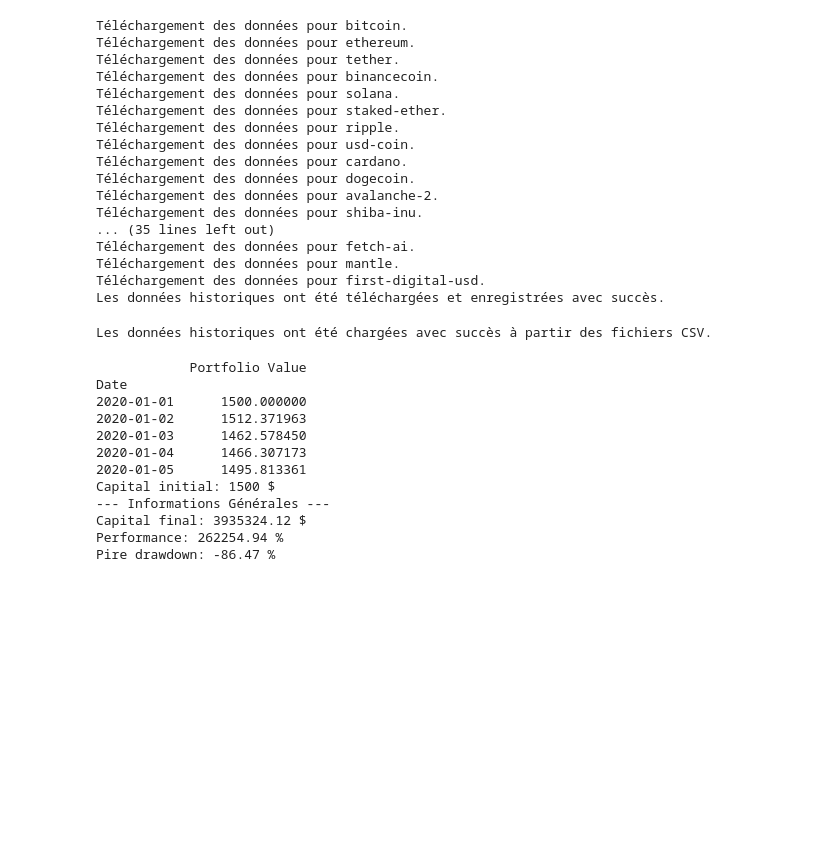
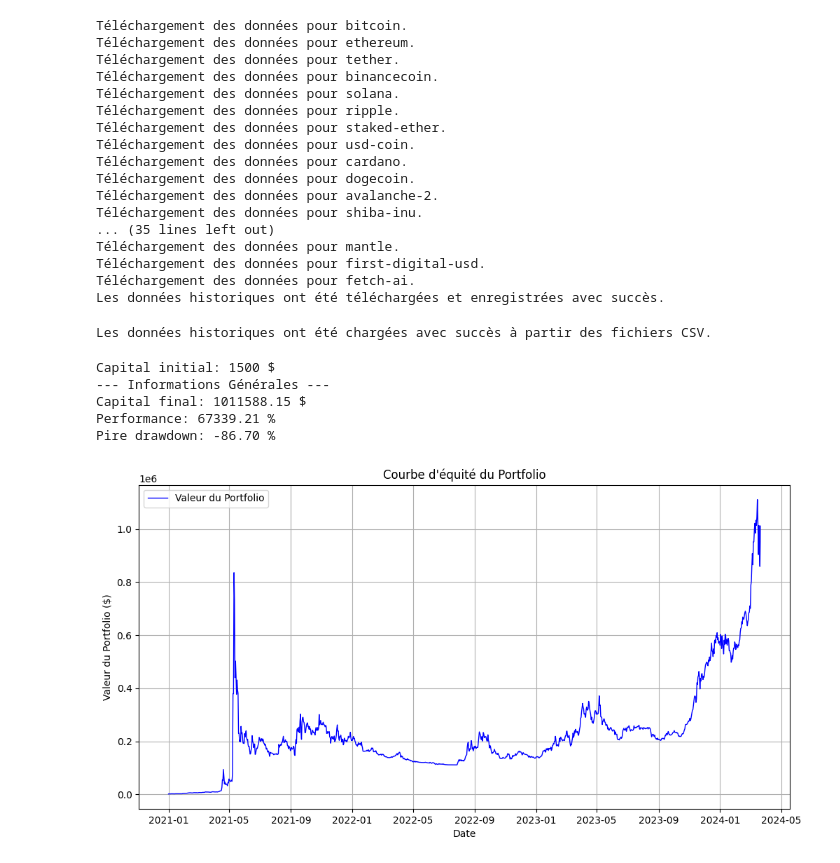
Before and after one commit to 0xMrik/MRAT, a Jupyter notebook: strategies/mrat/MAD_Backtest.ipynb, the cells around one changed output. Drawn from its saved outputs; the diff is of its cells as text; code cells hidden in the pictures; blank space fills up the shorter version.

Commit message:
add chart

```diff
--- a/strategies/mrat/MAD_Backtest.ipynb
+++ b/strategies/mrat/MAD_Backtest.ipynb
@@ -53,7 +53,7 @@ historical_dataframes = {}
 for index, row in top_50_coins.iterrows():
     coin_id = row['id']
     print(f"Téléchargement des données pour {coin_id}.")
-    df_historical = fetch_historical_data(coin_id, '2020-01-01', '2024-03-08')
+    df_historical = fetch_historical_data(coin_id, '2020-01-01', '2024-03-21')
     historical_dataframes[coin_id] = df_historical
 
 # Créer un dossier pour stocker les fichiers CSV
@@ -72,17 +72,17 @@ Téléchargement des données pour ethereum.
 Téléchargement des données pour tether.
 Téléchargement des données pour binancecoin.
 Téléchargement des données pour solana.
+Téléchargement des données pour ripple.
 Téléchargement des données pour staked-ether.
-Téléchargement des données pour ripple.
 Téléchargement des données pour usd-coin.
 Téléchargement des données pour cardano.
 Téléchargement des données pour dogecoin.
 Téléchargement des données pour avalanche-2.
 Téléchargement des données pour shiba-inu.
 ... (35 lines left out)
-Téléchargement des données pour fetch-ai.
 Téléchargement des données pour mantle.
 Téléchargement des données pour first-digital-usd.
+Téléchargement des données pour fetch-ai.
 Les données historiques ont été téléchargées et enregistrées avec succès.
 # %%
 import pandas as pd
@@ -126,7 +126,7 @@ long_window = 200
 # %%
 daily_scores = {}
 
-for date in pd.date_range(start='2020-01-01', end='2024-03-08'):
+for date in pd.date_range(start='2021-01-01', end='2024-03-21'):
     scores = {}
     for coin_id, df in historical_dataframes.items():
         if date in df.index:
@@ -173,46 +172,55 @@ for date, scores in daily_scores.items():
 import pandas as pd
 import numpy as np
 import matplotlib.pyplot as plt
+from matplotlib.ticker import ScalarFormatter
 
 df_portfolio_history = pd.DataFrame(portfolio_history, columns=['Date', 'Portfolio Value'])
 df_portfolio_history['Date'] = pd.to_datetime(df_portfolio_history['Date'])
 df_portfolio_history.set_index('Date', inplace=True)
-
-print(df_portfolio_history.head())
 
 if not df_portfolio_history.empty:
 
     # Wallet initial et final
     initial_wallet = 1500
     final_wallet = df_portfolio_history['Portfolio Value'].iloc[-1]
 
     # Performance
     performance = (final_wallet / initial_wallet - 1) * 100
 
     # Calcul du Drawdown Maximal
     peak_values = df_portfolio_history['Portfolio Value'].cummax()
     drawdowns = (df_portfolio_history['Portfolio Value'] - peak_values) / peak_values
     worst_drawdown = drawdowns.min() * 100
 
     # Affichage des résultats
 
     print(f"Capital initial: {initial_wallet} $")
     print("--- Informations Générales ---")
     print(f"Capital final: {final_wallet:.2f} $")
     print(f"Performance: {performance:.2f} %")
     print(f"Pire drawdown: {worst_drawdown:.2f} %")
+
+    # Chart
+
+    plt.figure(figsize=(12, 6))
+    plt.plot(df_portfolio_history.index, df_portfolio_history['Portfolio Value'], label='Valeur du Portfolio', color='blue', linewidth=1)
+    plt.title('Courbe d\'équité du Portfolio')
+    plt.xlabel('Date')
+    plt.ylabel('Valeur du Portfolio ($)')
+
+    # Utilisation de ScalarFormatter pour forcer le formatage en nombres entiers
+    ax = plt.gca()  # Obtient l'axe actuel
+    ax.yaxis.set_major_formatter(ScalarFormatter(useOffset=False))
+
+    plt.legend()
+    plt.grid(True)
+    plt.show()
 else:
     print("Le DataFrame est vide. Assurez-vous que `portfolio_history` contient des données avant de continuer.")
 # %% [output]
-            Portfolio Value
-Date
-2020-01-01      1500.000000
-2020-01-02      1512.371963
-2020-01-03      1462.578450
-2020-01-04      1466.307173
-2020-01-05      1495.813361
 Capital initial: 1500 $
 --- Informations Générales ---
-Capital final: 3935324.12 $
-Performance: 262254.94 %
-Pire drawdown: -86.47 %
+Capital final: 1011588.15 $
+Performance: 67339.21 %
+Pire drawdown: -86.70 %
+[figure, added]
```
Also changed, not shown: parts of 2 cells of this notebook, 1 other file.
